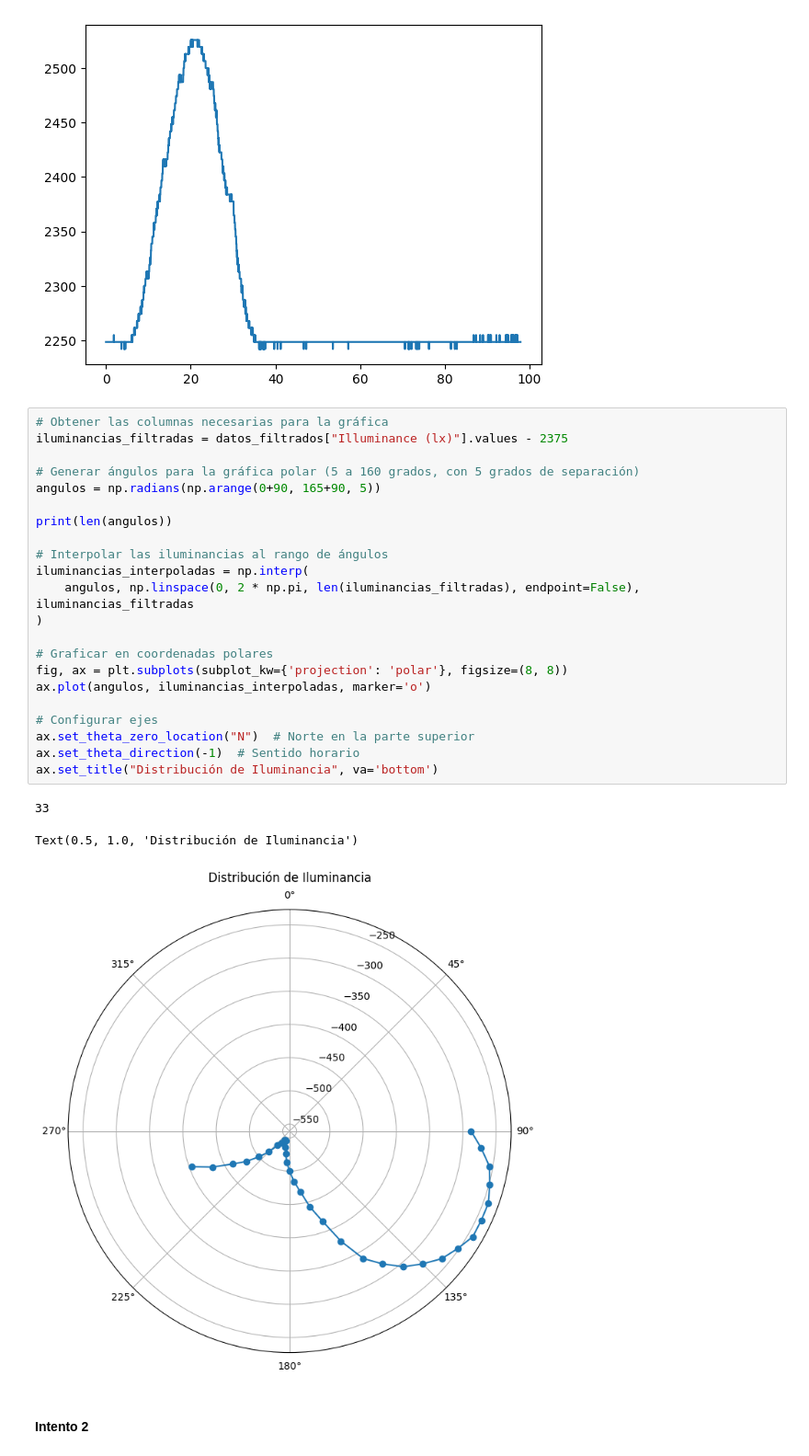
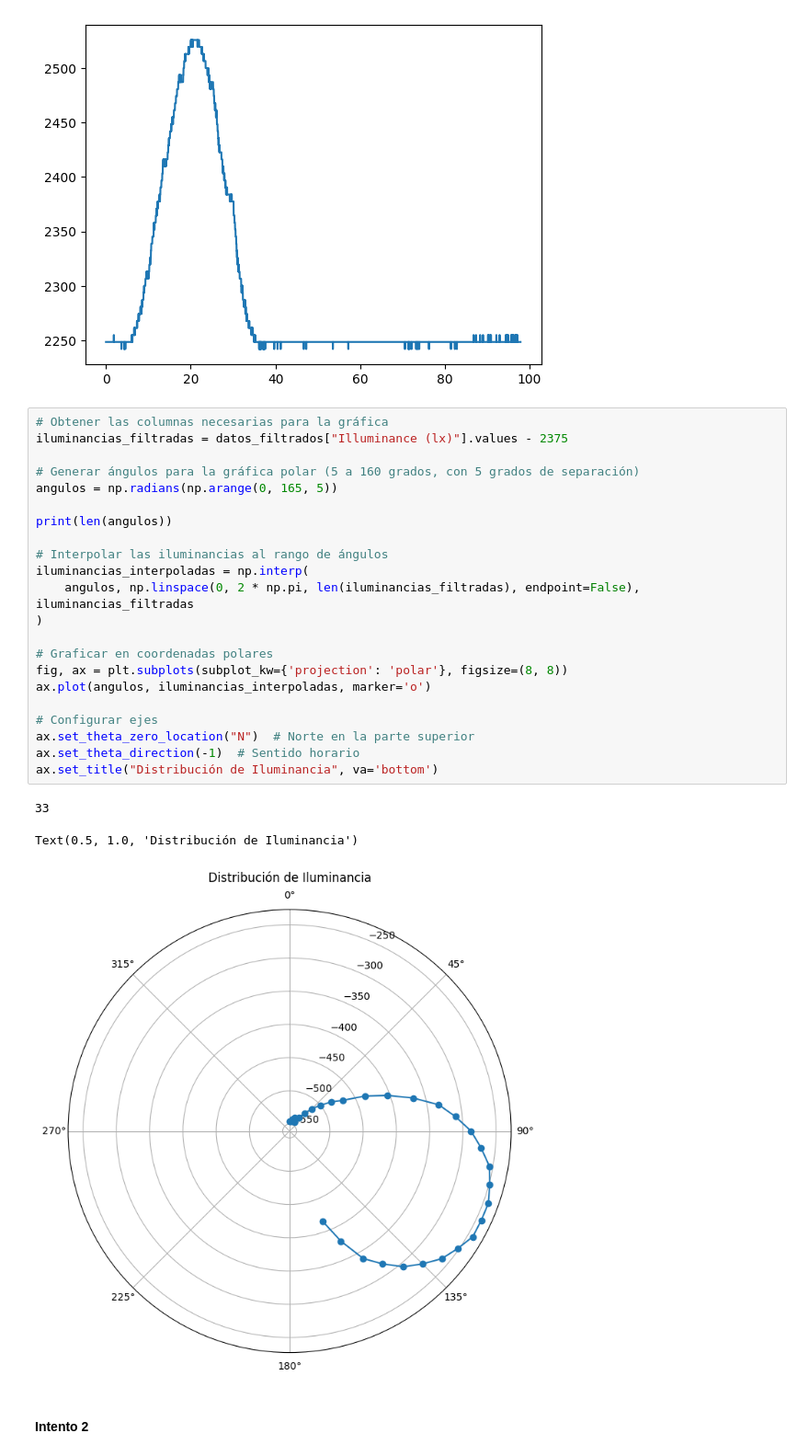
Before and after one commit to PinzonHarker/2024-II_Mediciones_Opticas, a Jupyter notebook: Exp5b_Ley_De_Malus/Exp5b_ley_de_malus.ipynb, the cells around one changed output. Shown at 92% size. Cells and saved outputs as stored; diff of their text form.

```diff
--- a/Exp5b_Ley_De_Malus/Exp5b_ley_de_malus.ipynb
+++ b/Exp5b_Ley_De_Malus/Exp5b_ley_de_malus.ipynb
@@ -161,29 +285,29 @@ plt.plot(datosSensorConAnalizador["Time (s)"], datosSensorConAnalizador["Illumin
 # %%
 # Obtener las columnas necesarias para la gráfica
 iluminancias_filtradas = datos_filtrados["Illuminance (lx)"].values - 2375
 
 # Generar ángulos para la gráfica polar (5 a 160 grados, con 5 grados de separación)
-angulos = np.radians(np.arange(0+90, 165+90, 5))
+angulos = np.radians(np.arange(0, 165, 5))
 
 print(len(angulos))
 
 # Interpolar las iluminancias al rango de ángulos
 iluminancias_interpoladas = np.interp(
     angulos, np.linspace(0, 2 * np.pi, len(iluminancias_filtradas), endpoint=False), iluminancias_filtradas
 )
 
 # Graficar en coordenadas polares
 fig, ax = plt.subplots(subplot_kw={'projection': 'polar'}, figsize=(8, 8))
 ax.plot(angulos, iluminancias_interpoladas, marker='o')
 
 # Configurar ejes
 ax.set_theta_zero_location("N")  # Norte en la parte superior
 ax.set_theta_direction(-1)  # Sentido horario
 ax.set_title("Distribución de Iluminancia", va='bottom')
 # %% [output]
 33
 Text(0.5, 1.0, 'Distribución de Iluminancia')
-[figure, old version]
+[figure, new version]
 # %% [markdown]
 #### Intento 2
 # %%
```
Also changed, not shown: parts of 14 cells of this notebook.
